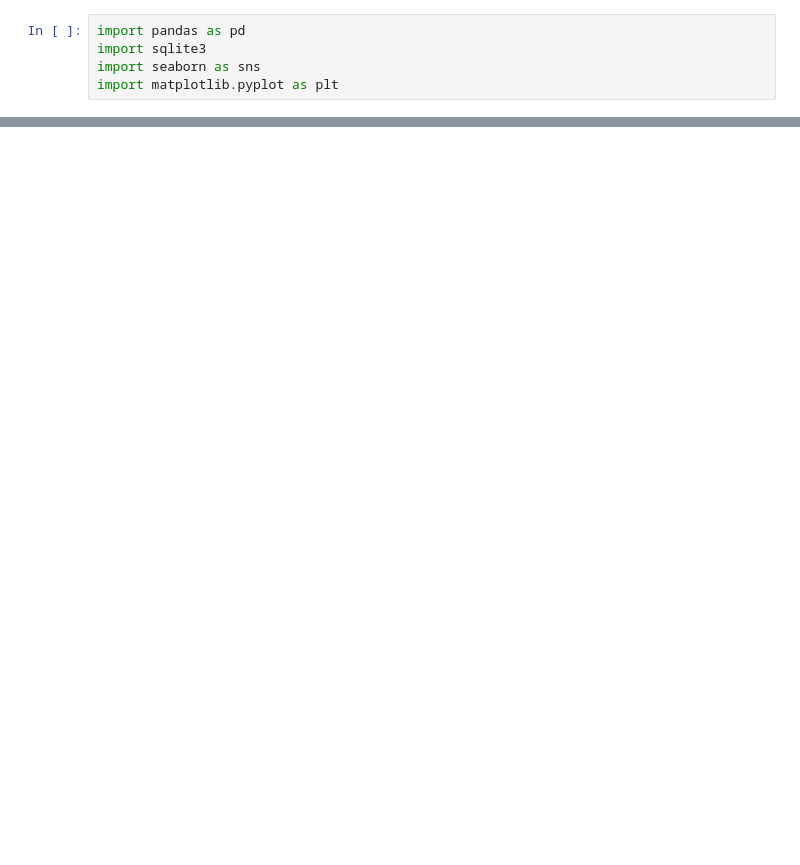
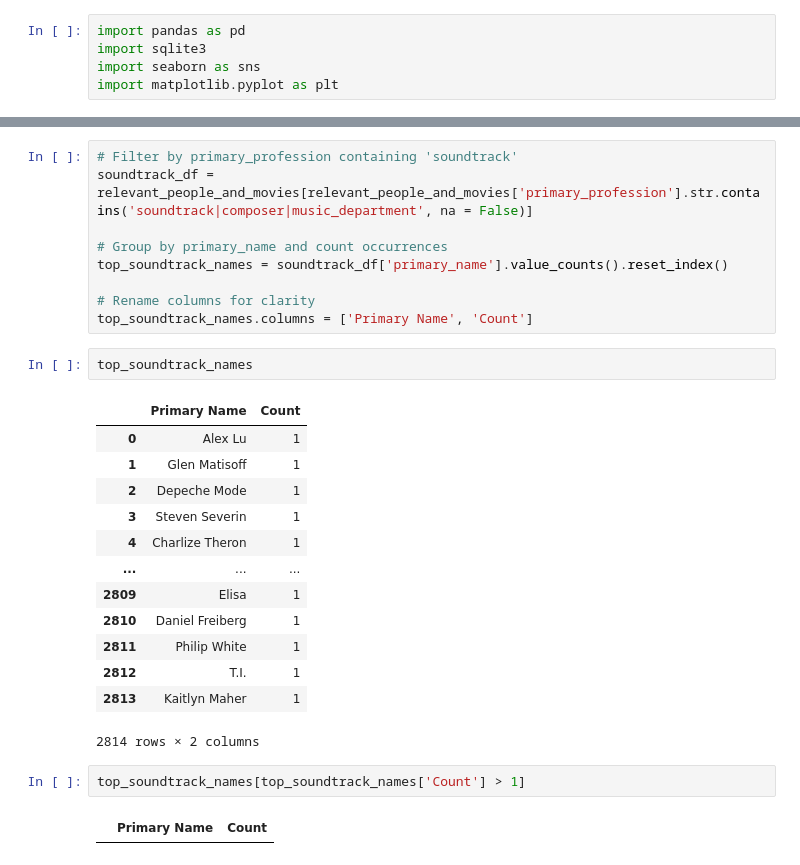
Before and after one commit to Psyluxxx/Movie-Studio-EDA, a Jupyter notebook: Anthony/student.ipynb, the cells around one changed output, grey strips where cells are left out. Cells and saved outputs as stored; diff of their text form; blank space fills up the shorter version.

```diff
--- a/Anthony/student.ipynb
+++ b/Anthony/student.ipynb
@@ -129,2 +132,31 @@ plt.show()
+# %%
+# Filter by primary_profession containing 'soundtrack'
+soundtrack_df = relevant_people_and_movies[relevant_people_and_movies['primary_profession'].str.contains('soundtrack|composer|music_department', na = False)]
+
+# Group by primary_name and count occurrences
+top_soundtrack_names = soundtrack_df['primary_name'].value_counts().reset_index()
+
+# Rename columns for clarity
+top_soundtrack_names.columns = ['Primary Name', 'Count']
+# %%
+top_soundtrack_names
+# %% [output]
+|  | Primary Name | Count |
+| 0 | Alex Lu | 1 |
+| 1 | Glen Matisoff | 1 |
+| 2 | Depeche Mode | 1 |
+| 3 | Steven Severin | 1 |
+| 4 | Charlize Theron | 1 |
+| ... | ... | ... |
+| 2809 | Elisa | 1 |
+| 2810 | Daniel Freiberg | 1 |
+| 2811 | Philip White | 1 |
+| 2812 | T.I. | 1 |
+| 2813 | Kaitlyn Maher | 1 |
+2814 rows × 2 columns
+# %%
+top_soundtrack_names[top_soundtrack_names['Count'] > 1]
+# %% [output]
+|  | Primary Name | Count |
 # %% [markdown]
 ## Business Questions
```
Also changed, not shown: parts of 19 cells of this notebook.
